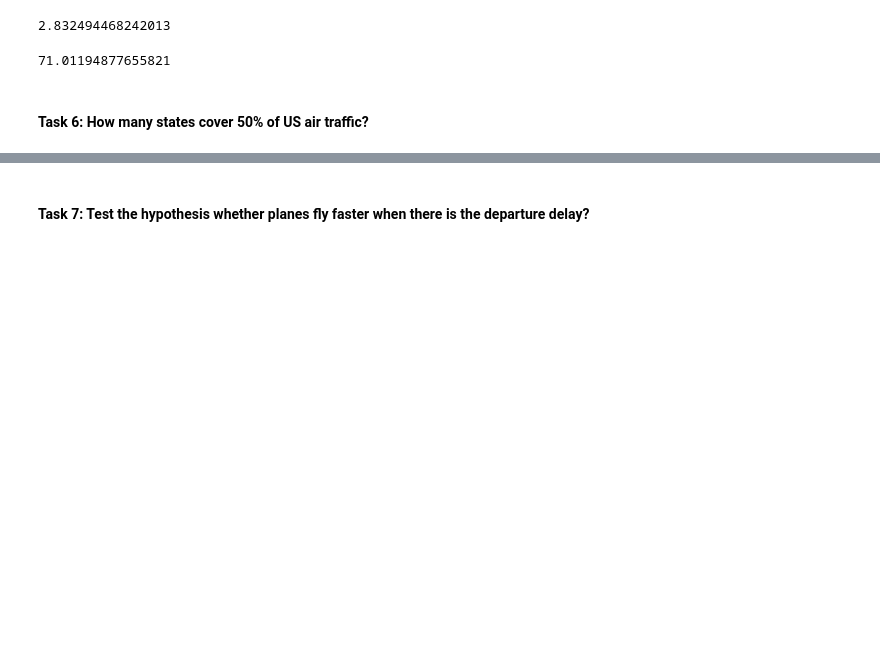
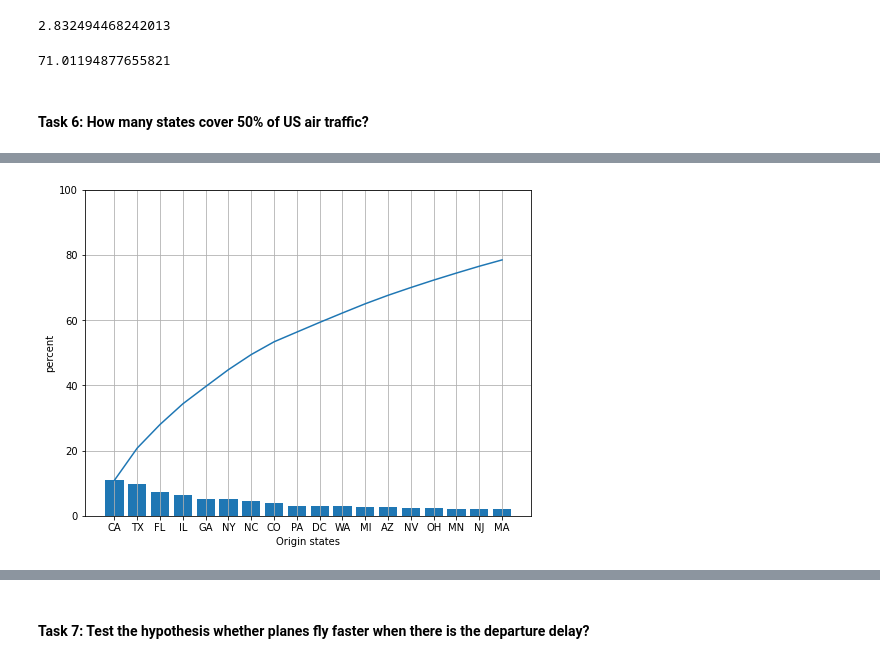
Before and after one commit to albina-m/LHL-Midterm-Flights, a Jupyter notebook: exploratory_analysis.ipynb, the cells around one changed output, grey strips where cells are left out. Drawn from its saved outputs; the diff is of its cells as text; code cells hidden in the pictures; blank space fills up the shorter version.

```diff
--- a/exploratory_analysis.ipynb
+++ b/exploratory_analysis.ipynb
@@ -193,3 +178,6 @@ delays_decreased['arr_delay'] * 100
 71.01194877655821
 # %% [markdown]
 #### **Task 6**: How many states cover 50% of US air traffic?
+# %%
+column_names = ['origin_city_name','dest_city_name','flights']
+traffic = postgresql_to_dataframe(conn, 'SELECT origin_city_name, dest_city_name, flights FROM flights', column_names)
@@ -195,0 +193,4 @@ delays_decreased['arr_delay'] * 100
+# %%
+traffic['origin_state'] = traffic['origin_city_name'].str[-2:]
+traffic['dest_state'] = traffic['dest_city_name'].str[-2:]
+traffic.head()
@@ -195,0 +204,3 @@ delays_decreased['arr_delay'] * 100
+# %%
+traffic_origin = traffic.groupby(['origin_state']).sum('flights').sort_values('flights', ascending=False).reset_index()
+traffic_origin.head()
@@ -195,0 +224,4 @@ delays_decreased['arr_delay'] * 100
+# %%
+traffic_origin['overall_prc'] = (traffic_origin['flights']/traffic_origin['flights'].sum())*100
+traffic_origin['cumsum_states'] = traffic_origin['overall_prc'].cumsum()
+traffic_origin[traffic_origin['cumsum_states']<=50]
@@ -195,0 +237,15 @@ delays_decreased['arr_delay'] * 100
+# %%
+all = traffic_origin[traffic_origin['cumsum_states']<=80]
+x = all['origin_state']
+y = all['overall_prc']
+cumsum = all['cumsum_states']
+fig,ax = plt.subplots(figsize = (8,6))
+ax.bar(x, y)
+ax.plot(x, cumsum)
+ax.set_ylim(0,100)
+ax.set_xlabel('Origin states')
+ax.set_ylabel('percent')
+plt.grid()
+plt.show()
+# %% [output]
+[figure, added]
```
Also changed, not shown: parts of 49 cells of this notebook.
